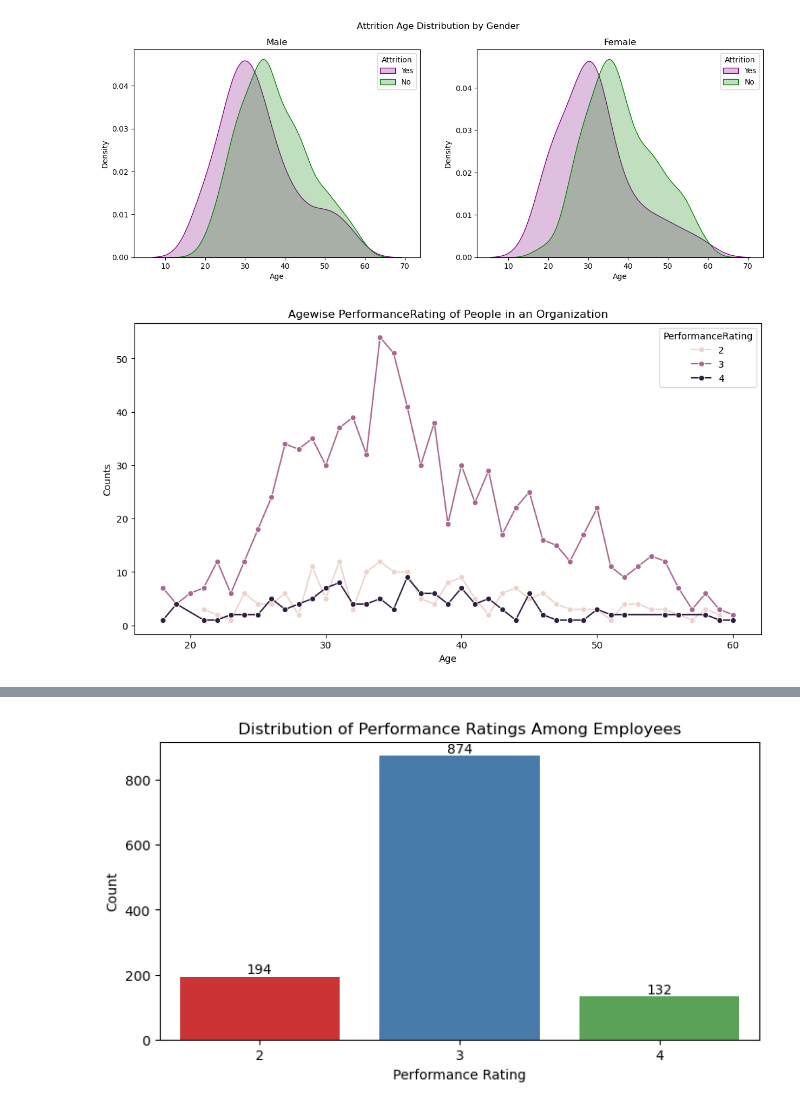
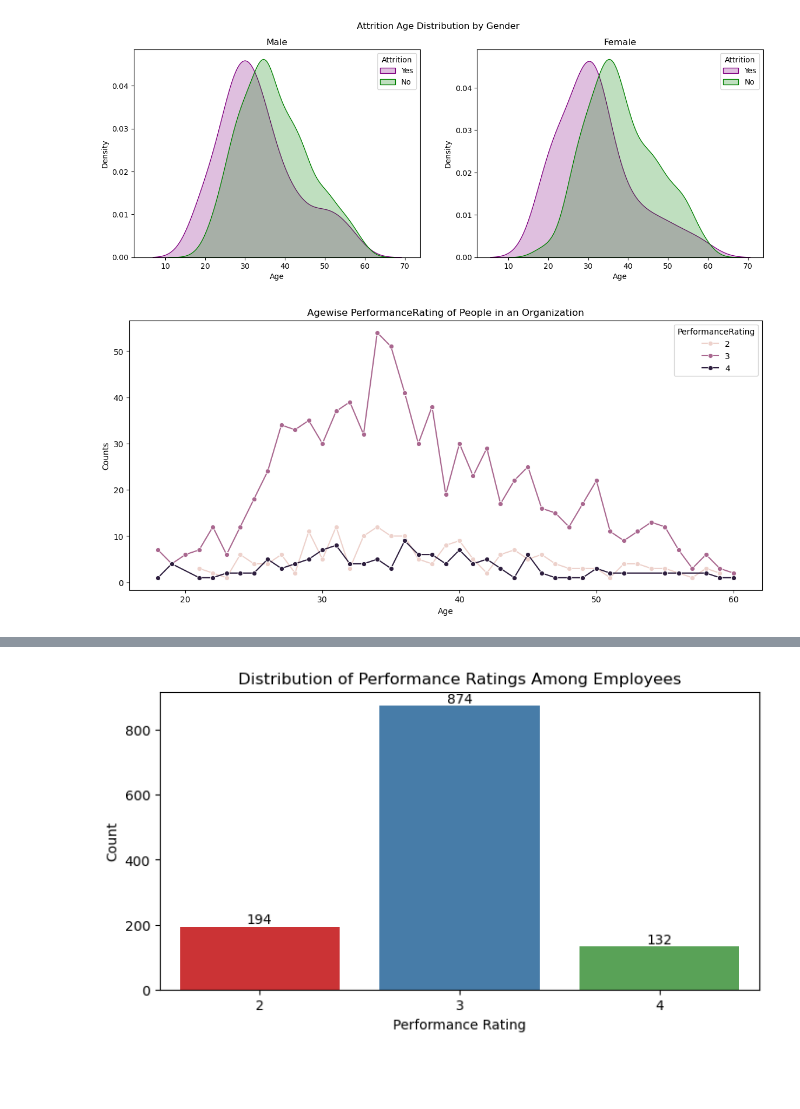
Before and after one commit to AnilNanavath/AnilNanavath-EmployeePerformanceRating, a Jupyter notebook: experment_note.ipynb, the cells around one changed output, grey strips where cells are left out. Saved outputs shown, nothing was run; the diff lists cells and outputs as text; code cells hidden in the pictures; blank space fills up the shorter version.

```diff
--- a/experment_note.ipynb
+++ b/experment_note.ipynb
@@ -234,20 +234,18 @@ plt.show()
 # %% [output]
 [figure]
 # %%
-import matplotlib.pyplot as plt
-import seaborn as sns
 
 # Assuming df is your DataFrame and it's already defined
 age_att = df.groupby(['Age', 'PerformanceRating']).size().reset_index(name='Counts')
 
 # Create the line plot using seaborn
-plt.figure(figsize=(12, 6))
+plt.figure(figsize=(14, 6))
 sns.lineplot(data=age_att, x='Age', y='Counts', hue='PerformanceRating', marker='o')
 
 plt.title('Agewise PerformanceRating of People in an Organization')
 plt.xlabel('Age')
 plt.ylabel('Counts')
 plt.legend(title='PerformanceRating')
 plt.show()
 # %% [output]
-[figure, old version]
+[figure, new version]
```
Also changed, not shown: parts of 4 cells of this notebook.
